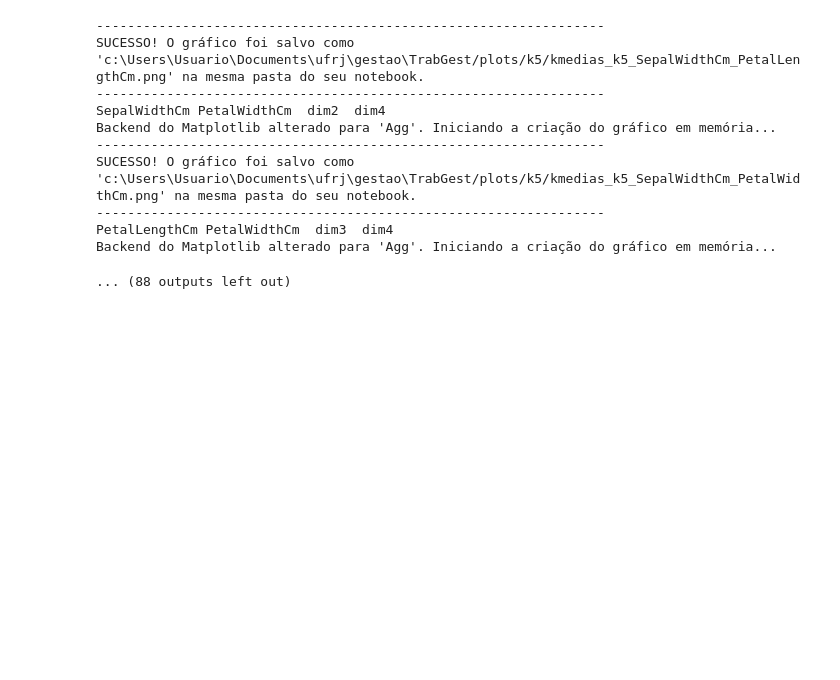
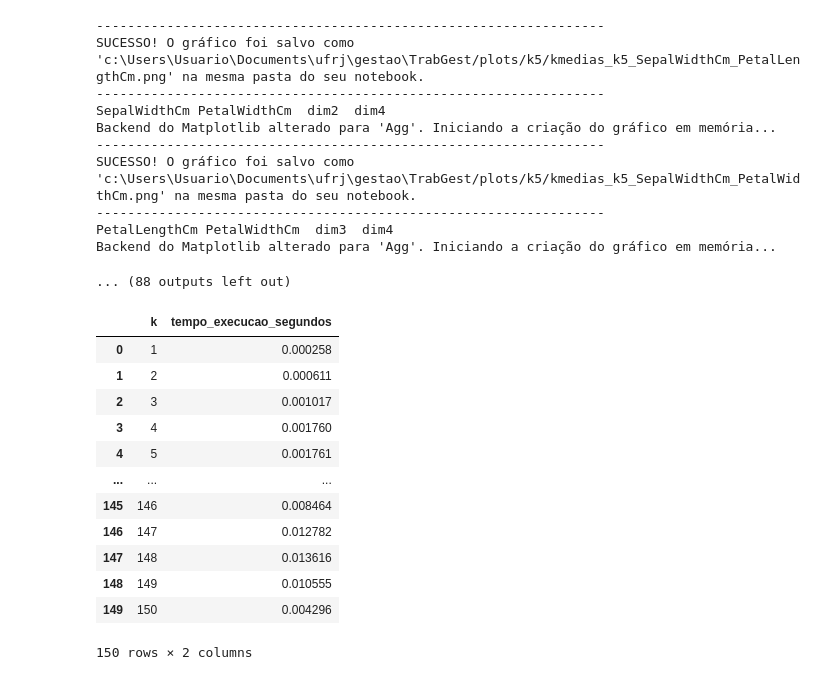
Before and after one commit to VieiraEnzo/TrabGest, a Jupyter notebook: analise.ipynb, the cells around one changed output. Drawn from its saved outputs; the diff is of its cells as text; code cells hidden in the pictures; blank space fills up the shorter version.

```diff
--- a/analise.ipynb
+++ b/analise.ipynb
@@ -424,3 +424,20 @@ SUCESSO! O gráfico foi salvo como 'c:\Users\Usuario\Documents\ufrj\gestao\TrabG
 PetalLengthCm PetalWidthCm  dim3  dim4
 Backend do Matplotlib alterado para 'Agg'. Iniciando a criação do gráfico em memória...
 ... (88 outputs left out)
+# %%
+kmedias_tempo = kmedias[['k', ' tempo_execucao_segundos']]
+kmedias_tempo
+# %% [output]
+|  | k | tempo_execucao_segundos |
+| 0 | 1 | 0.000258 |
+| 1 | 2 | 0.000611 |
+| 2 | 3 | 0.001017 |
+| 3 | 4 | 0.001760 |
+| 4 | 5 | 0.001761 |
+| ... | ... | ... |
+| 145 | 146 | 0.008464 |
+| 146 | 147 | 0.012782 |
+| 147 | 148 | 0.013616 |
+| 148 | 149 | 0.010555 |
+| 149 | 150 | 0.004296 |
+150 rows × 2 columns
```
Also changed, not shown: parts of 1 cell of this notebook.
